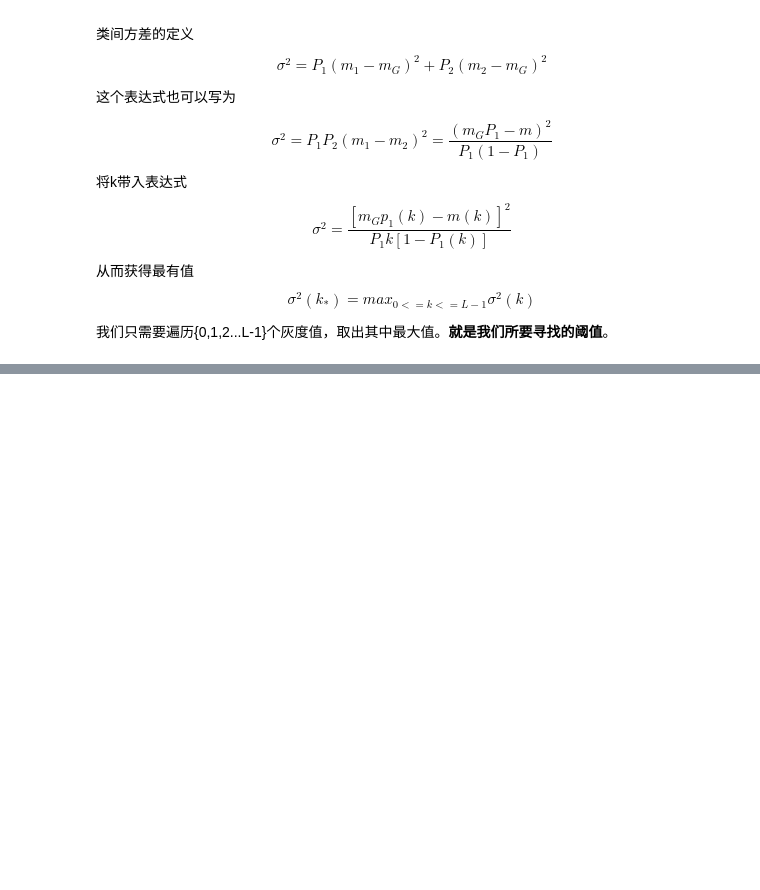
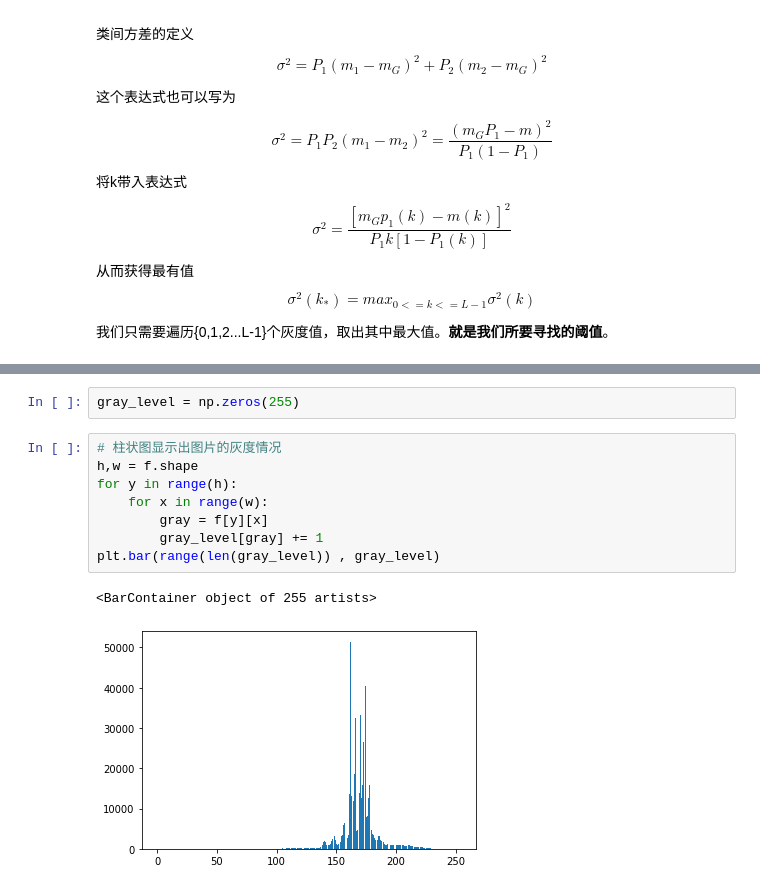
Before and after one commit to swzhxx/DIP, a Jupyter notebook: segmentation/otsu.ipynb, the cells around one changed output, grey strips where cells are left out. Saved outputs shown, nothing was run; the diff lists cells and outputs as text; blank space fills up the shorter version.

```diff
--- a/segmentation/otsu.ipynb
+++ b/segmentation/otsu.ipynb
@@ -58,0 +68,13 @@ $$
+# %%
+gray_level = np.zeros(255)
+# %%
+# 柱状图显示出图片的灰度情况
+h,w = f.shape
+for y in range(h):
+    for x in range(w):
+        gray = f[y][x]
+        gray_level[gray] += 1
+plt.bar(range(len(gray_level)) , gray_level)
+# %% [output]
+<BarContainer object of 255 artists>
+[figure, added]
```
Also changed, not shown: parts of 10 cells of this notebook, 1 other file.
